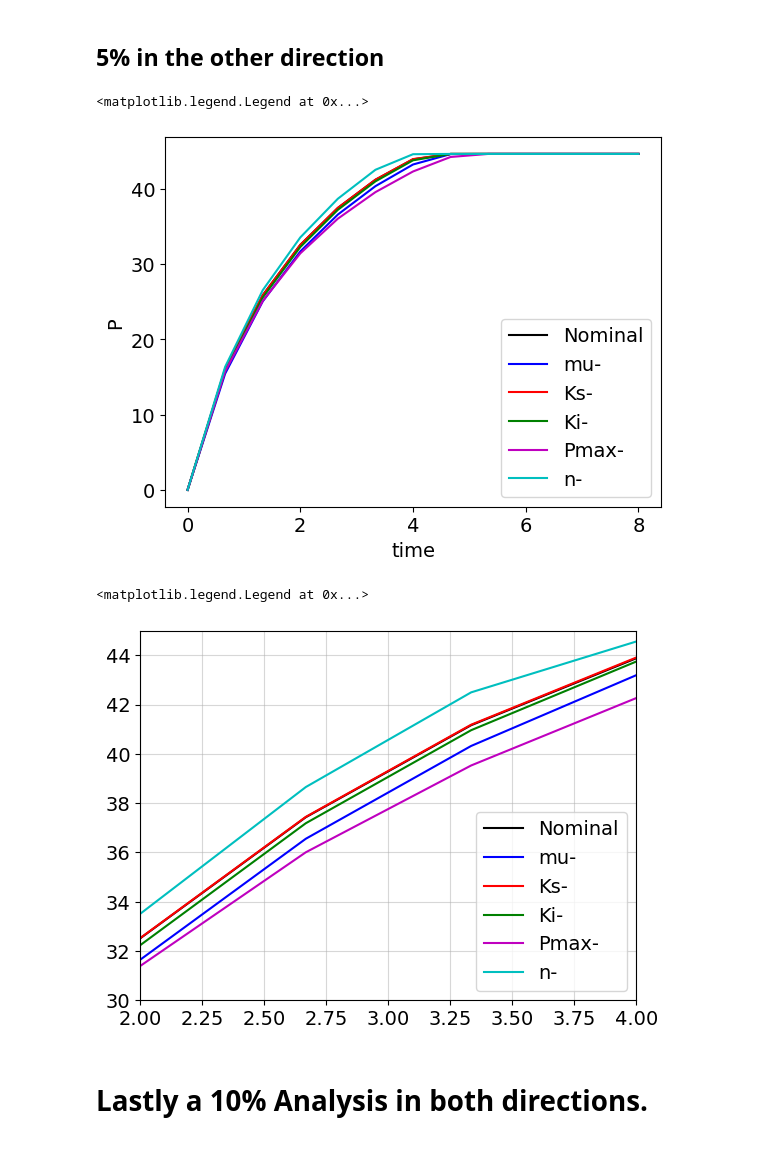
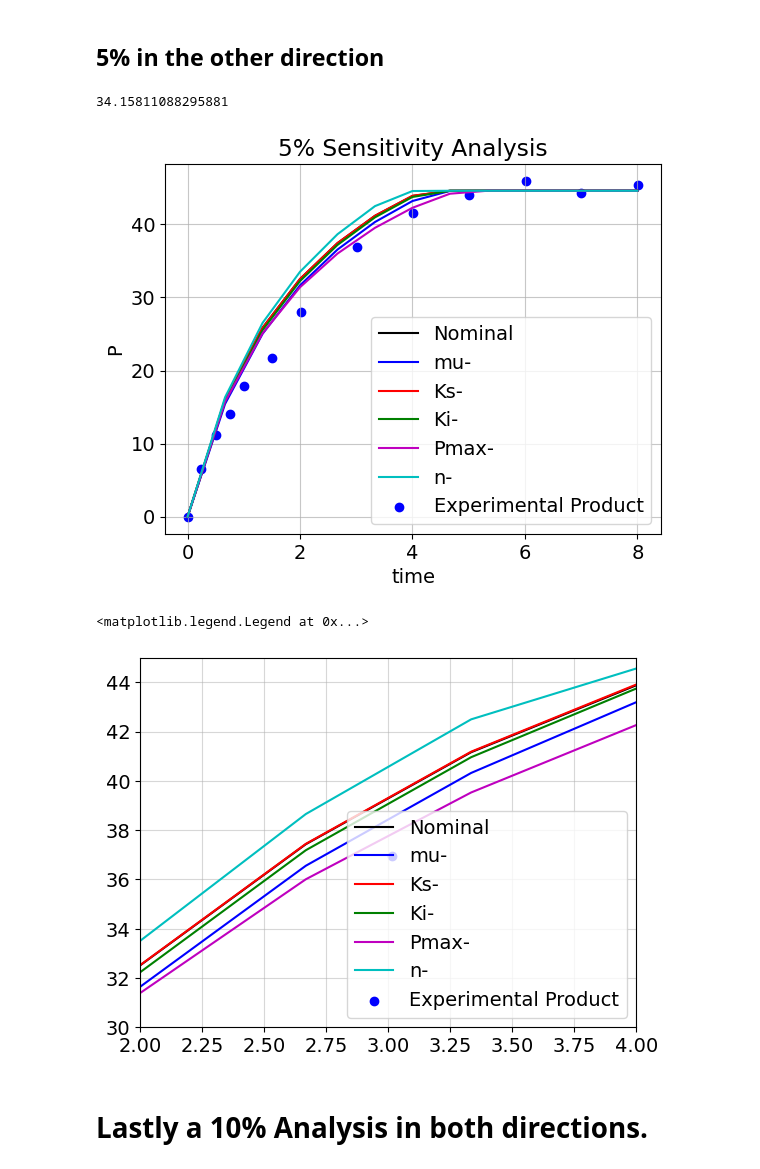
Before and after one commit to ashaheer1/Project-2, a Jupyter notebook: Project 2.ipynb, the cells around one changed output. Drawn from its saved outputs; the diff is of its cells as text; code cells hidden in the pictures.

```diff
--- a/Project 2.ipynb
+++ b/Project 2.ipynb
@@ -6,7 +6,7 @@ import pandas as pd
 from scipy.optimize import minimize
 from scipy.optimize import fsolve
 # %%
-time = np.linspace(0,8,500) #from the paper
+time = np.linspace(0,8,13) #from the paper
 # %% [markdown]
 ## Parameters to find from the paper
 
@@ -1060,35 +1138,39 @@ def func(x,t, mu, Ks, Ki, Pmax, n):
     dXdt = muB*X
     dPdt = pi*X
 
     return ([dSdt, dXdt, dPdt])
 
 
 timesteps = np.linspace(0,8,13)
 y0 = [S0,X0,P0]
 
 y = odeint(func, y0, timesteps, args = (0.4934, 0.893, 128.348, 98.56, 4.892))
 
 y1 = odeint(func, y0, timesteps, args = (0.4934*0.95, 0.893, 128.348, 98.56, 4.892))
 y2 = odeint(func, y0, timesteps, args = (0.4934, 0.893*0.95, 128.348, 98.56, 4.892))
 y3 = odeint(func, y0, timesteps, args = (0.4934, 0.893, 128.348*0.95, 98.56, 4.892))
 y4 = odeint(func, y0, timesteps, args = (0.4934, 0.893, 128.348, 98.56*0.95, 4.892))
 y5 = odeint(func, y0, timesteps, args = (0.4934, 0.893, 128.348, 98.56, 4.892*0.95))
 
 
 # Plot the numerical solution
 plt.rcParams.update({'font.size': 14})  # increase the font size
 plt.xlabel("time")
 plt.ylabel("P")
 plt.plot(timesteps, y[:,2],'k', label = "Nominal");
 plt.plot(timesteps, y1[:,2],'b', label = "mu-");
 plt.plot(timesteps, y2[:,2],'r', label = "Ks-");
 plt.plot(timesteps, y3[:,2],'g', label = "Ki-");
 plt.plot(timesteps, y4[:,2],'m', label = "Pmax-");
 plt.plot(timesteps, y5[:,2],'c', label = "n-");
+plt.scatter(Prodtime, Prodconc, color = 'b', label = 'Experimental Product')
+plt.grid(alpha = 0.7)
+plt.title('5% Sensitivity Analysis')
 plt.legend()
+print(y[-1,1])
 # %% [output]
-<matplotlib.legend.Legend at 0x...>
+34.15811088295881
-[figure, old version]
+[figure, new version]
 # %%
 plt.plot(timesteps, y[:,2],'k', label = "Nominal");
 plt.plot(timesteps, y1[:,2],'b', label = "mu-");
@@ -1096,13 +1178,15 @@ plt.plot(timesteps, y2[:,2],'r', label = "Ks-");
 plt.plot(timesteps, y3[:,2],'g', label = "Ki-");
 plt.plot(timesteps, y4[:,2],'m', label = "Pmax-");
 plt.plot(timesteps, y5[:,2],'c', label = "n-");
+plt.scatter(Prodtime, Prodconc, color = 'b', label = 'Experimental Product')
+plt.grid(alpha = 0.7)
 plt.xlim(2,4)
 plt.ylim(30,45)
 plt.grid(alpha=0.5)
 plt.legend()
 # %% [output]
 <matplotlib.legend.Legend at 0x...>
-[figure, old version]
+[figure, new version]
 # %% [markdown]
 # Lastly a 10% Analysis in both directions.
 # %%
```
Also changed, not shown: parts of 36 cells of this notebook.
